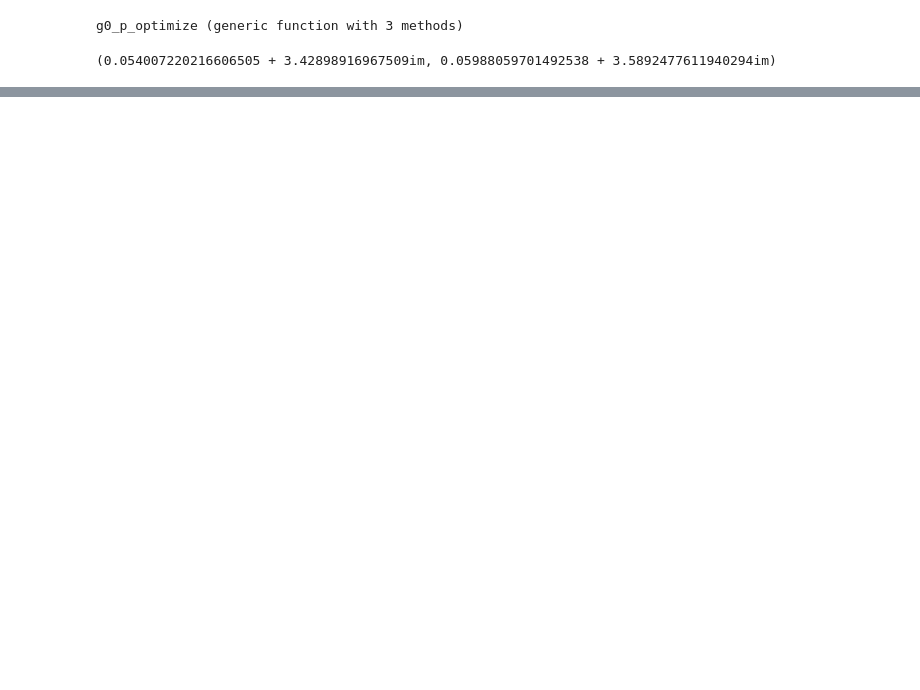
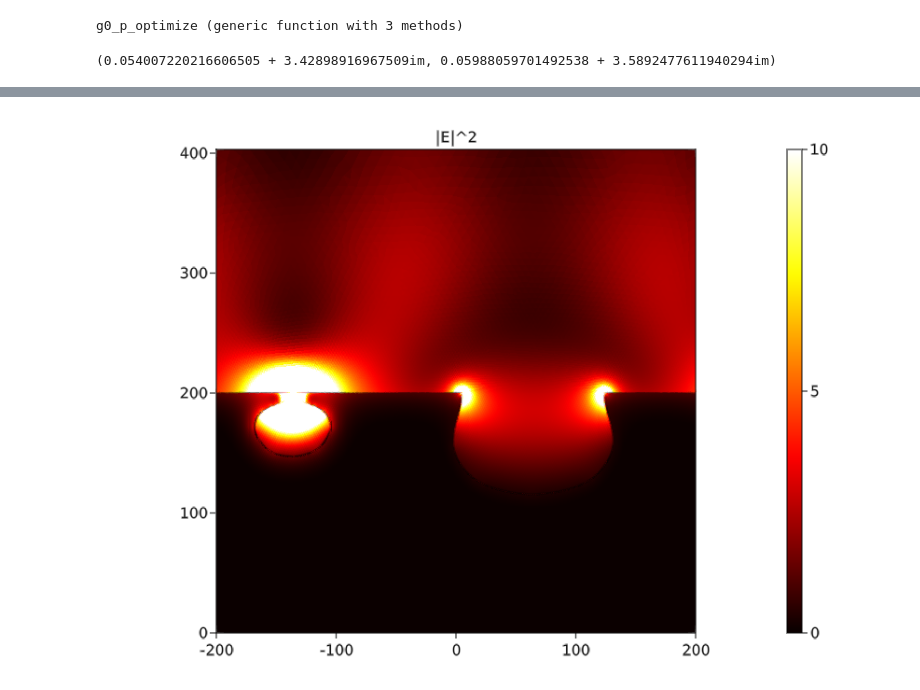
Before and after one commit to WenjieYao/RamanInFluid, a Jupyter notebook: Main.ipynb, the cells around one changed output, grey strips where cells are left out. Cells and saved outputs as stored; diff of their text form; code cells hidden in the pictures; blank space fills up the shorter version.

```diff
--- a/Main.ipynb
+++ b/Main.ipynb
@@ -39,7 +39,7 @@ nm1,nm2
 # %%
 hr = (λ1+λ2)/nf/4          # Height of Raman molecule
 # Geometry parameters of the mesh
-L = 200           # Length of the normal region
+L = 400           # Length of the normal region
 hair = 500 + hr       # Height of the air region
 hs = 300 + hr         # Height of the source location in air
 ht = 200 + hr         # Height of the target location in air
@@ -327,20 +331,22 @@ fig
 # %%
 maxv = maximum(abs.(u1_vec))/1
-maxe = 2*50#usat
+maxe = 4*10/4#usat
 e1=abs2(phys1.nf^2)
 e2=abs2(phys1.nm^2)
 #fig, ax, plt = plot(gridap.Ω, real(u1h), colormap = :bwr, colorrange=(-maxv, maxv))
 #fig, ax, plt = plot(gridap.Ω, abs2(u1h), colormap = :hot, colorrange=(0, maxv^2))
-fig, ax, plt = plot(gridap.Ω, abs((conj(∇(u1h)) ⋅ ∇(u1h))/(e1 + (e2 - e1) * pth)), colormap = :hot, colorrange=(0, maxe))
+fig, ax, plt = plot(gridap.Ω, 4*abs((conj(∇(u1h)) ⋅ ∇(u1h))/(e1 + (e2 - e1) * pth)), colormap = :hot, colorrange=(0, maxe))
 Colorbar(fig[1,2], plt)
 #ax.title = "|H|^2"
 ax.title = "|E|^2"
 #ax.aspect = AxisAspect(L/(phys1.LHp[2]+phys1.LHn[2]))
 #limits!(ax, -L/2, L/2, -phys1.LHn[2], phys1.LHp[2])
 ax.aspect = AxisAspect(L/(hd+hr*1))
 limits!(ax, -L/2, L/2, 0, hd+hr*1)
 save("Results/Field.png", fig)
 fig
+# %% [output]
+[figure, added]
 # %%
 Nwave = 100
 raman_shift = 17
```
Also changed, not shown: parts of 10 cells of this notebook, 47 other files.
